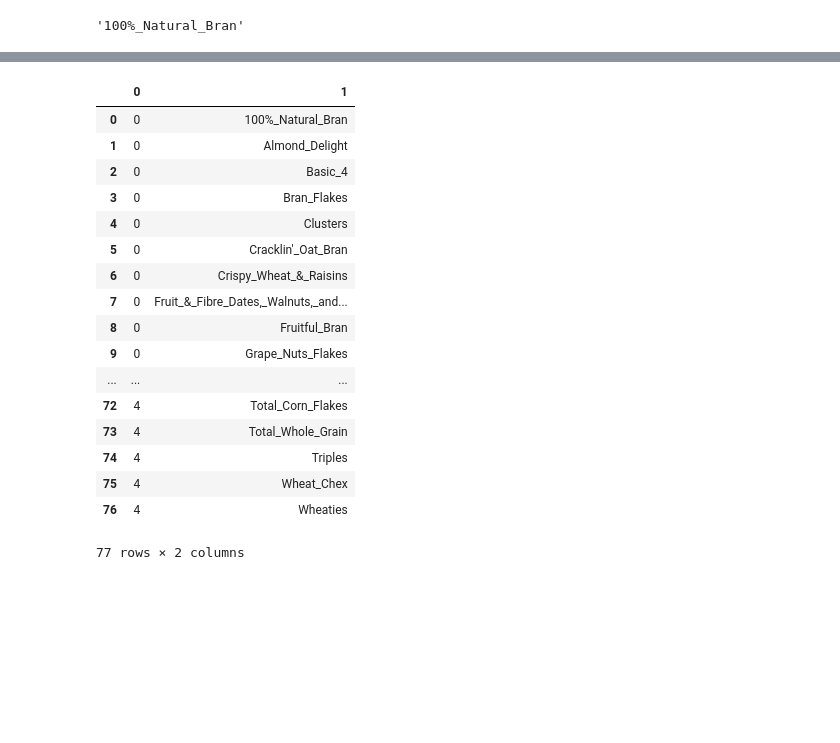
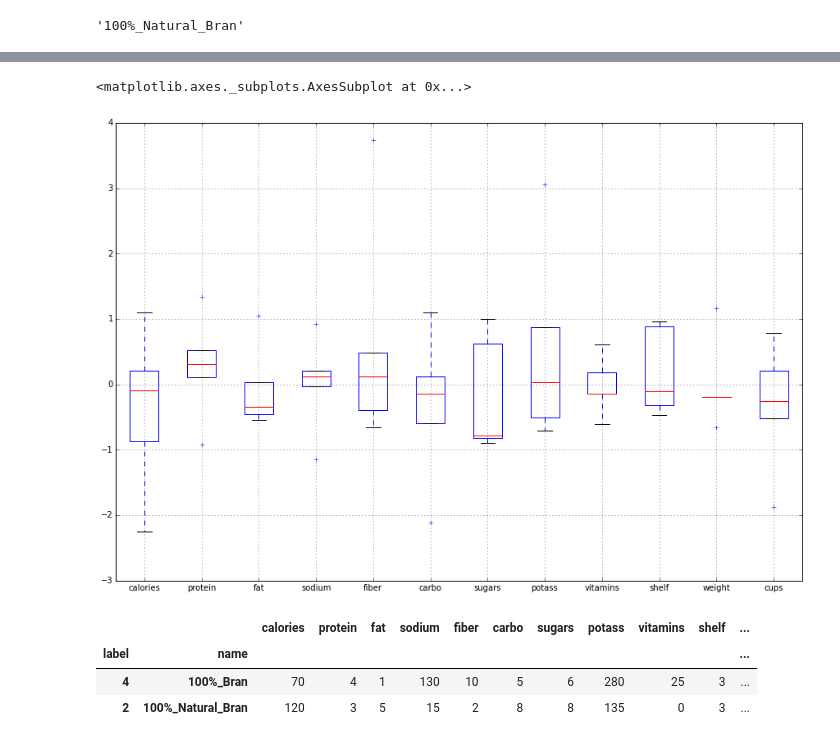
Before and after one commit to tiyd-python-2015-05/honey-nut-clusters, a Jupyter notebook: Initial_Exploration.ipynb, the cells around one changed output, grey strips where cells are left out. Drawn from its saved outputs; the diff is of its cells as text; code cells hidden in the pictures; blank space fills up the shorter version.

Commit message:
Add cleaned up clustering_analysis

```diff
--- a/Initial_Exploration.ipynb
+++ b/Initial_Exploration.ipynb
@@ -146,7 +144,7 @@ df.head()
 kmeans = KMeans(5)
 scaled = preprocessing.scale(df)
 kmeans.fit(scaled)
-clusters = kmeans.predict(scaled)
+clusters = (kmeans.predict(scaled))
 print(kmeans.cluster_centers_)
 print(clusters)
 #centroids, clusters = kmeans(img_data, 3)
@@ -167,23 +176,23 @@ print(clusters)
+# %%
+centroids = pd.DataFrame(kmeans.cluster_centers_, columns=data.columns)
+# centroids.plot(figsize=(15,10), kind='bar')
+# centroids.plot(figsize=(15,10), kind='box')
+centroids.plot(figsize=(15,10), kind='box')
+# centroids.plot(figsize=(15,10), kind='line')
+
+# plt.figure(num=None, figsize=(8, 6), dpi=80, facecolor='w', edgecolor='k')
+#dfm = df.groupby('label').mean()
+# %% [output]
+<matplotlib.axes._subplots.AxesSubplot at 0x...>
+[figure, added]
 # %%
-clustered_cereals = [(label, data.iloc[i].name) for (i,label) in enumerate(list(clusters))]
-clustered_cereals
-pd.DataFrame(sorted(clustered_cereals, key=lambda x: x[0]))
+# clustered_cereals = [(label, data.iloc[i].name) for (i,label) in enumerate(list(clusters))]
+# clustered_cereals
+# pd.DataFrame(sorted(clustered_cereals, key=lambda x: x[0]))
+df['label'] = np.array(clusters)
+df.set_index(['label', df.index]).head(2)
 # %% [output]
-|  | 0 | 1 |
-| 0 | 0 | 100%_Natural_Bran |
-| 1 | 0 | Almond_Delight |
-| 2 | 0 | Basic_4 |
-| 3 | 0 | Bran_Flakes |
-| 4 | 0 | Clusters |
-| 5 | 0 | Cracklin'_Oat_Bran |
-| 6 | 0 | Crispy_Wheat_&_Raisins |
-| 7 | 0 | Fruit_&_Fibre_Dates,_Walnuts,_and... |
-| 8 | 0 | Fruitful_Bran |
-| 9 | 0 | Grape_Nuts_Flakes |
-| ... | ... | ... |
-| 72 | 4 | Total_Corn_Flakes |
-| 73 | 4 | Total_Whole_Grain |
-| 74 | 4 | Triples |
-| 75 | 4 | Wheat_Chex |
-| 76 | 4 | Wheaties |
+|  |  | calories | protein | fat | sodium | fiber | carbo | sugars | potass | vitamins | shelf | ... |
+| label | name |  |  |  |  |  |  |  |  |  |  | ... |
+| 4 | 100%_Bran | 70 | 4 | 1 | 130 | 10 | 5 | 6 | 280 | 25 | 3 | ... |
+| 2 | 100%_Natural_Bran | 120 | 3 | 5 | 15 | 2 | 8 | 8 | 135 | 0 | 3 | ... |
-77 rows × 2 columns
```
Also changed, not shown: parts of 11 cells of this notebook, 1 other file.
